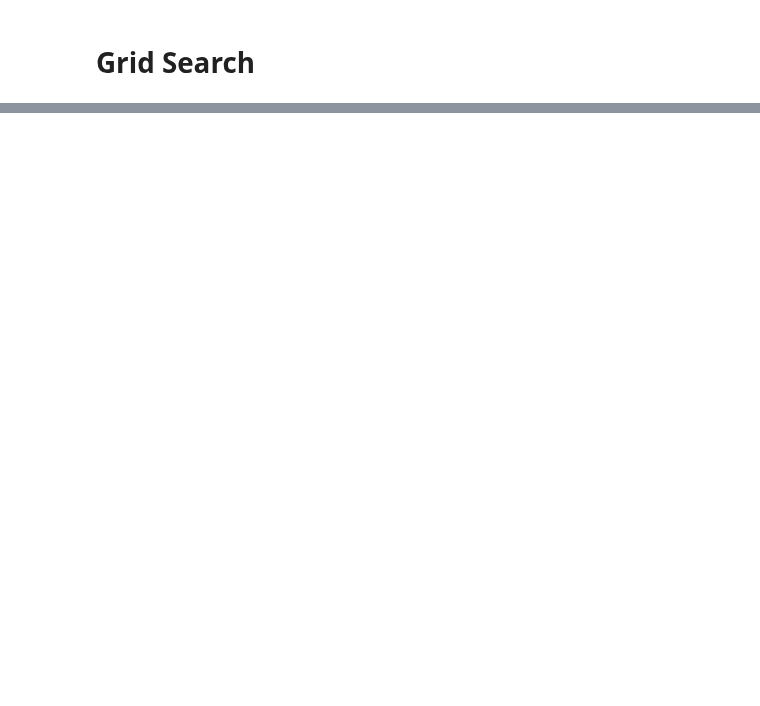
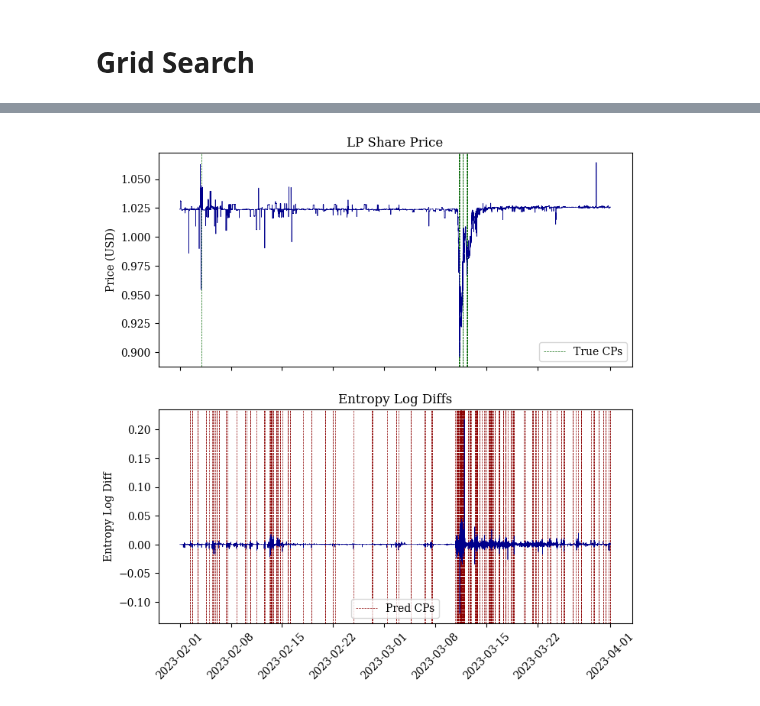
Before and after one commit to xenophonlabs/curve-lp-metrics, a Jupyter notebook: notebooks/usdc_depeg_analysis.ipynb, the cells around one changed output, grey strips where cells are left out. Cells and saved outputs as stored; diff of their text form; code cells hidden in the pictures; blank space fills up the shorter version.

Commit message:
hyperparam tuning

```diff
--- a/notebooks/usdc_depeg_analysis.ipynb
+++ b/notebooks/usdc_depeg_analysis.ipynb
@@ -269,0 +119,7 @@ print(len(results))
+# %%
+freq = '1min'
+X = np.log1p(pool_metrics['shannonsEntropy'].pct_change()).dropna().resample(freq).mean()
+port = lp_share_price.resample(freq).mean()
+
+tuner = HyperParameterTuner()
+results = tuner.tune(grid, X, y)
@@ -270 +145,8 @@ print(len(results))
+# %%
+a, b, k = tuner.best_params
+tuner.update({'alpha': a, 'beta': b, 'kappa': k})
+pred = tuner.predict(X)
+bocd_plot_comp(X, port, cps, pred)
+# %% [output]
+[figure, added]
 # %%
```
Also changed, not shown: parts of 14 cells of this notebook, 13 other files.
